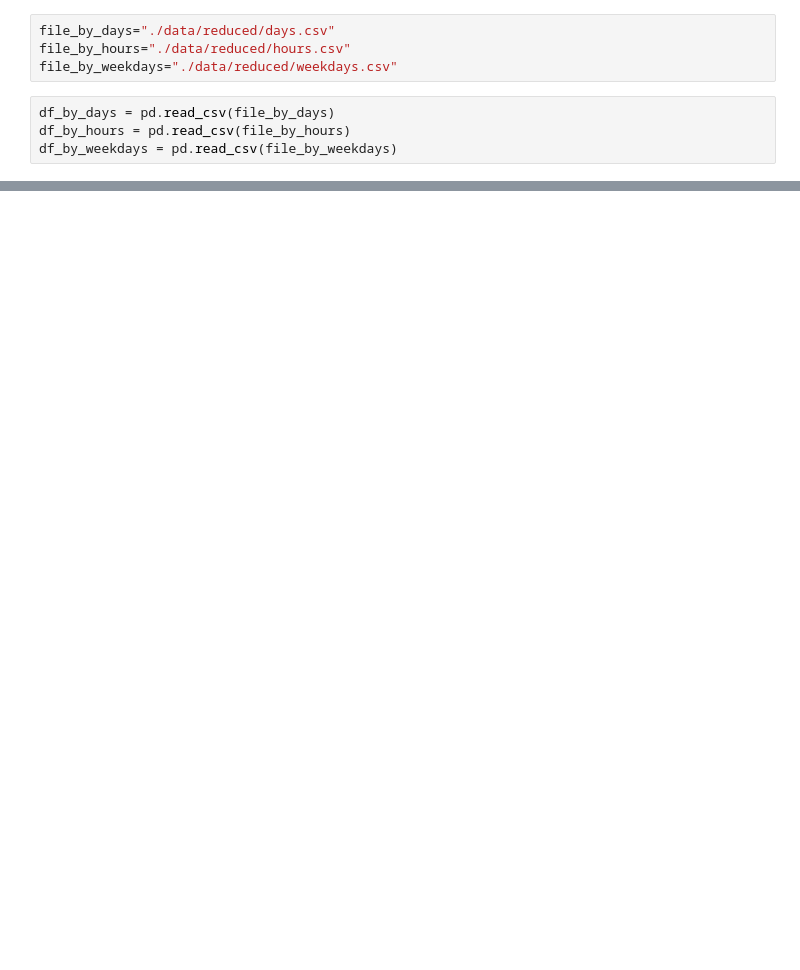
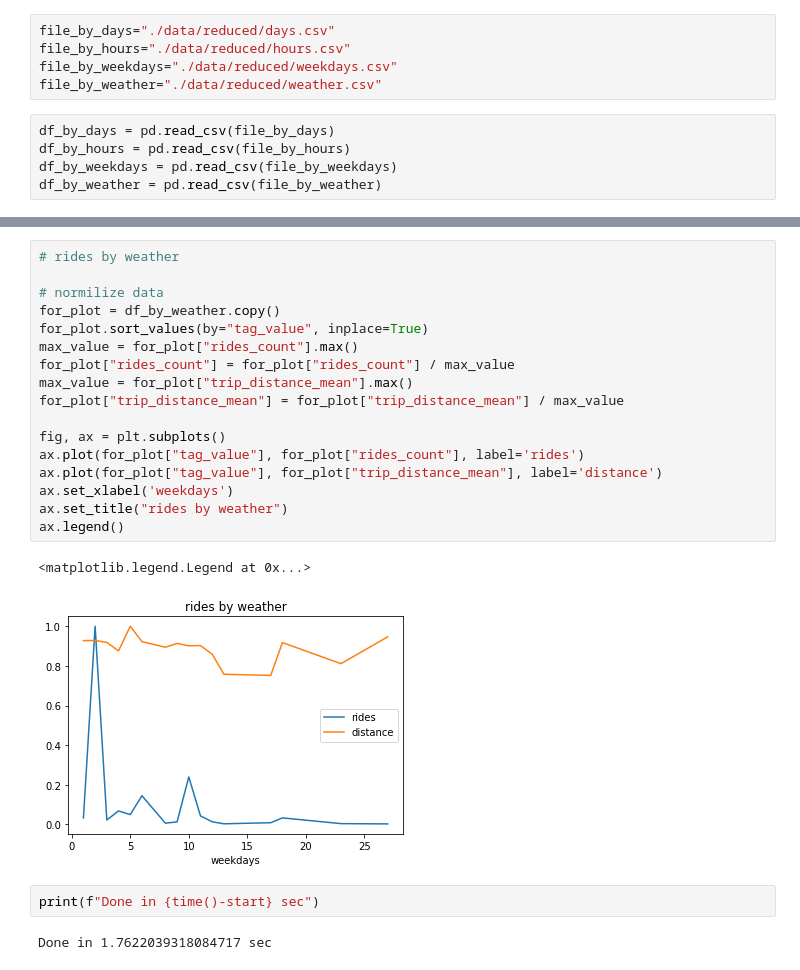
Before and after one commit to xtrmstep/rides_processing_and_analysis, a Jupyter notebook: plot_analysis.ipynb, the cells around one changed output, grey strips where cells are left out. Cells and saved outputs as stored; diff of their text form; blank space fills up the shorter version.

```diff
--- a/plot_analysis.ipynb
+++ b/plot_analysis.ipynb
@@ -9,7 +8,9 @@ from time import time
 file_by_days="./data/reduced/days.csv"
 file_by_hours="./data/reduced/hours.csv"
 file_by_weekdays="./data/reduced/weekdays.csv"
+file_by_weather="./data/reduced/weather.csv"
 # %%
 df_by_days = pd.read_csv(file_by_days)
 df_by_hours = pd.read_csv(file_by_hours)
 df_by_weekdays = pd.read_csv(file_by_weekdays)
+df_by_weather = pd.read_csv(file_by_weather)
@@ -80,0 +77,24 @@ ax.legend()
+# %%
+# rides by weather
+
+# normilize data
+for_plot = df_by_weather.copy()
+for_plot.sort_values(by="tag_value", inplace=True)
+max_value = for_plot["rides_count"].max()
+for_plot["rides_count"] = for_plot["rides_count"] / max_value
+max_value = for_plot["trip_distance_mean"].max()
+for_plot["trip_distance_mean"] = for_plot["trip_distance_mean"] / max_value
+
+fig, ax = plt.subplots()
+ax.plot(for_plot["tag_value"], for_plot["rides_count"], label='rides')
+ax.plot(for_plot["tag_value"], for_plot["trip_distance_mean"], label='distance')
+ax.set_xlabel('weekdays')
+ax.set_title("rides by weather")
+ax.legend()
+# %% [output]
+<matplotlib.legend.Legend at 0x...>
+[figure, added]
+# %%
+print(f"Done in {time()-start} sec")
+# %% [output]
+Done in 1.7622039318084717 sec
```
Also changed, not shown: parts of 6 cells of this notebook, 4 other files.
